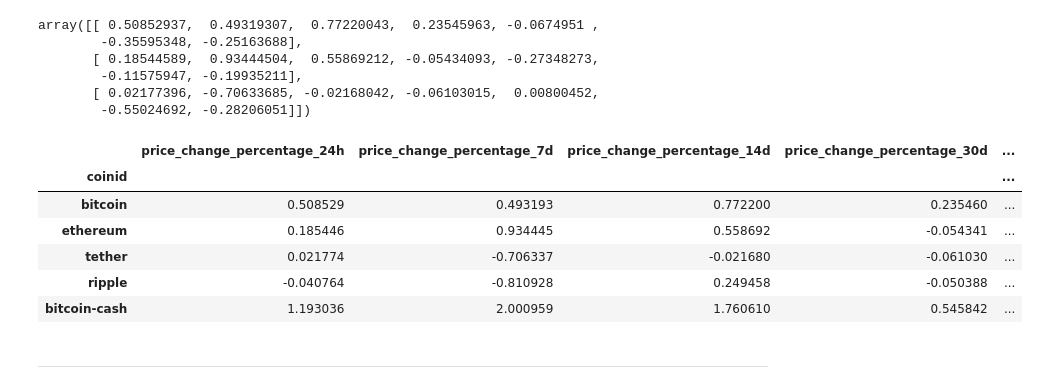
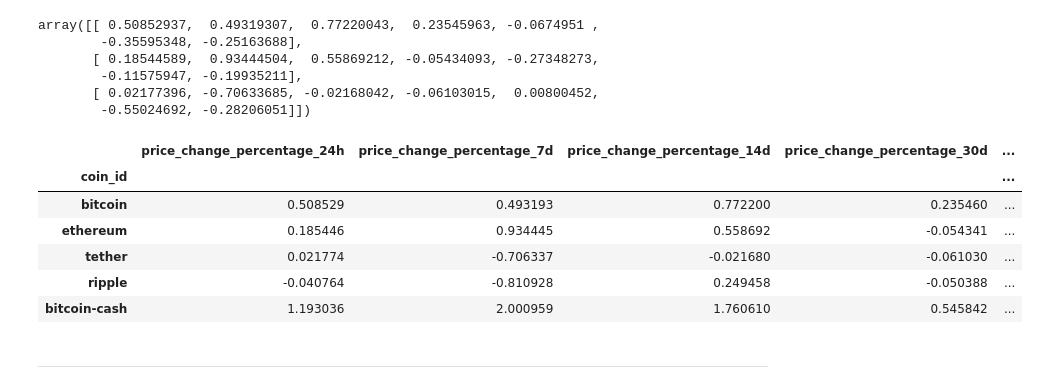
Before and after one commit to vt-bekah/CryptoClustering, a Jupyter notebook: Crypto_Clustering.ipynb, the cells around one changed output. Saved outputs shown, nothing was run; the diff lists cells and outputs as text; code cells hidden in the pictures.

```diff
--- a/Crypto_Clustering.ipynb
+++ b/Crypto_Clustering.ipynb
@@ -69,22 +118,22 @@ array([[ 0.50852937,  0.49319307,  0.77220043,  0.23545963, -0.0674951 ,
 # %%
 # Create a DataFrame with the scaled data
 df_market_scaled = pd.DataFrame(market_data_scaled,
                                 columns=['price_change_percentage_24h', 'price_change_percentage_7d',
                                          'price_change_percentage_14d', 'price_change_percentage_30d',
                                          'price_change_percentage_60d', 'price_change_percentage_200d',
                                          'price_change_percentage_1y'])
 
 # Copy the crypto names from the original data
-df_market_scaled['coinid'] = df_market_data.index
+df_market_scaled['coin_id'] = df_market_data.index
 
 # Set the coinid column as index
-df_market_scaled = df_market_scaled.set_index('coinid')
+df_market_scaled = df_market_scaled.set_index('coin_id')
 
 # Display sample data
 df_market_scaled.head()
 # %% [output]
 |  | price_change_percentage_24h | price_change_percentage_7d | price_change_percentage_14d | price_change_percentage_30d | ... |
-| coinid |  |  |  |  | ... |
+| coin_id |  |  |  |  | ... |
 | bitcoin | 0.508529 | 0.493193 | 0.772200 | 0.235460 | ... |
 | ethereum | 0.185446 | 0.934445 | 0.558692 | -0.054341 | ... |
 | tether | 0.021774 | -0.706337 | -0.021680 | -0.061030 | ... |
```
Also changed, not shown: parts of 31 cells of this notebook.
